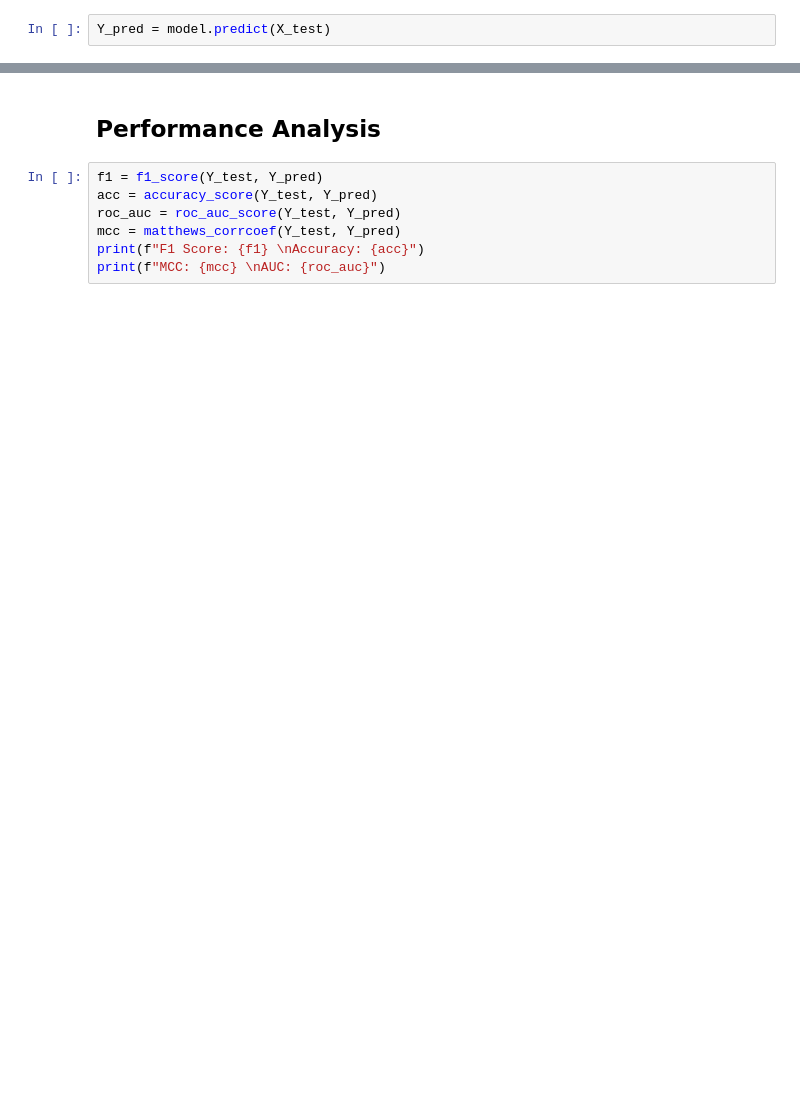
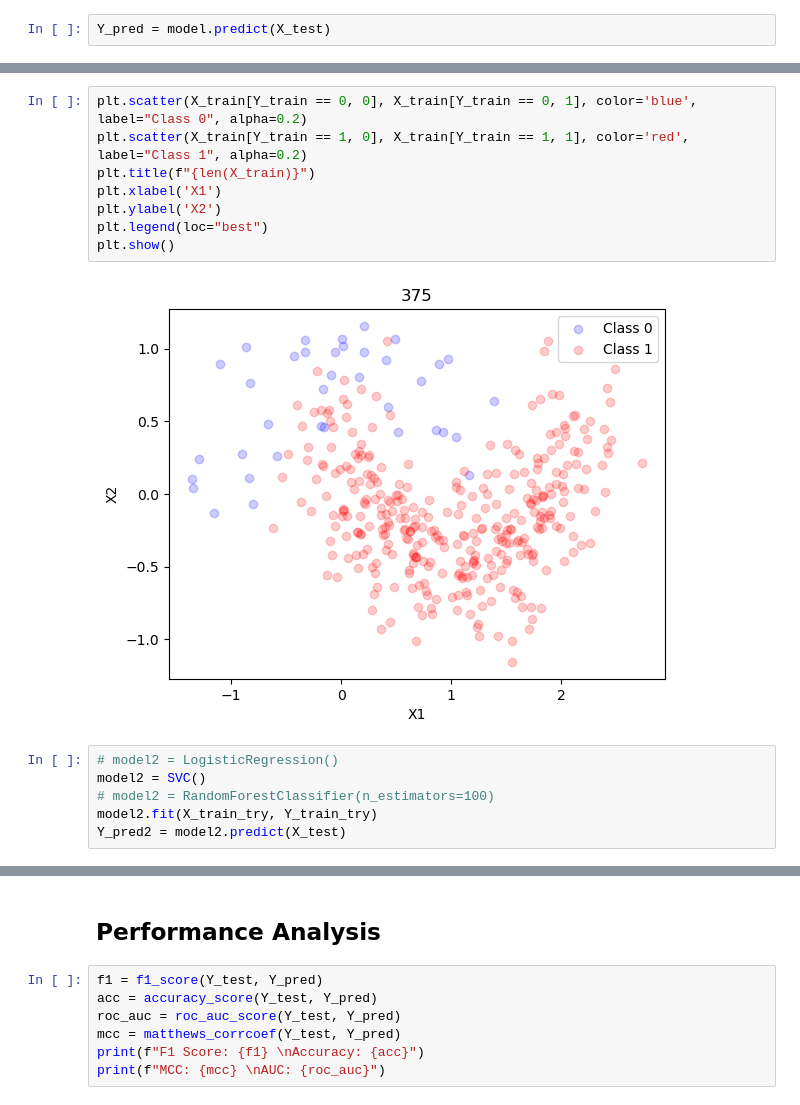
Before and after one commit to lmg1404/MDST-2023-Tutorials, a Jupyter notebook: Optional Challenges/ML Focus/ml_challenge.ipynb, the cells around one changed output, grey strips where cells are left out. Cells and saved outputs as stored; diff of their text form; blank space fills up the shorter version.

```diff
--- a/Optional Challenges/ML Focus/ml_challenge.ipynb
+++ b/Optional Challenges/ML Focus/ml_challenge.ipynb
@@ -82,0 +101,16 @@ Y_pred = model.predict(X_test)
+# %%
+plt.scatter(X_train[Y_train == 0, 0], X_train[Y_train == 0, 1], color='blue', label="Class 0", alpha=0.2)
+plt.scatter(X_train[Y_train == 1, 0], X_train[Y_train == 1, 1], color='red', label="Class 1", alpha=0.2)
+plt.title(f"{len(X_train)}")
+plt.xlabel('X1')
+plt.ylabel('X2')
+plt.legend(loc="best")
+plt.show()
+# %% [output]
+[figure, added]
+# %%
+# model2 = LogisticRegression()
+model2 = SVC()
+# model2 = RandomForestClassifier(n_estimators=100)
+model2.fit(X_train_try, Y_train_try)
+Y_pred2 = model2.predict(X_test)
```
Also changed, not shown: parts of 26 cells of this notebook.
